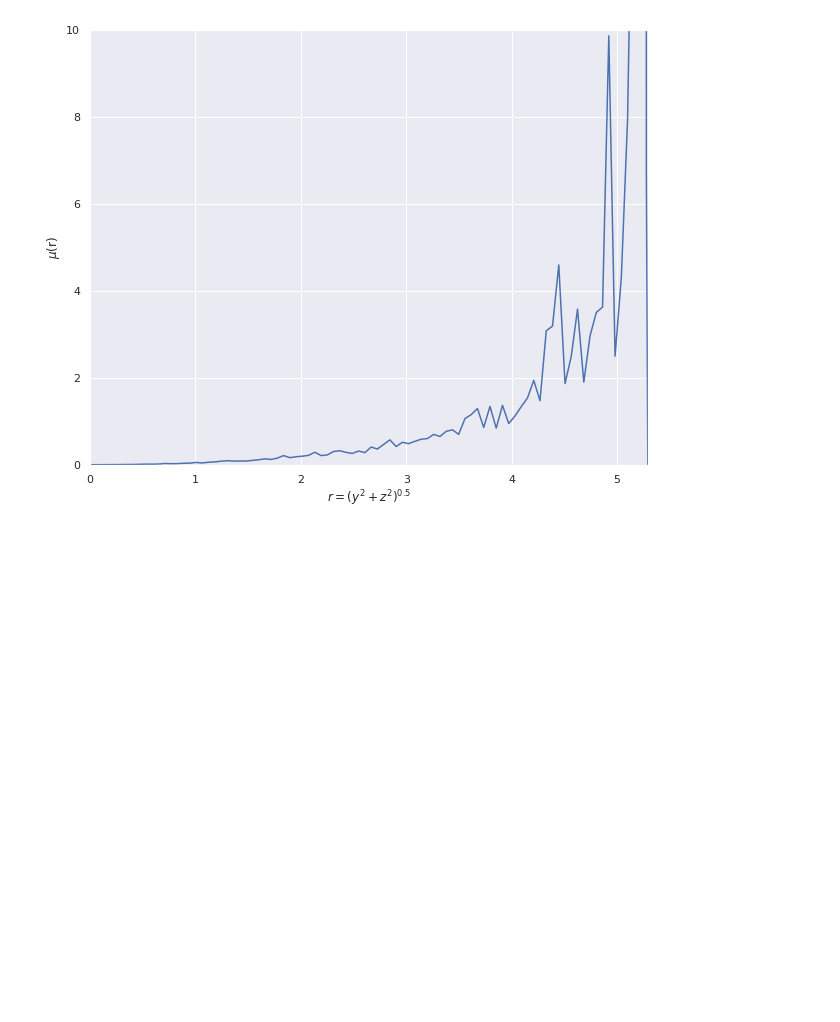
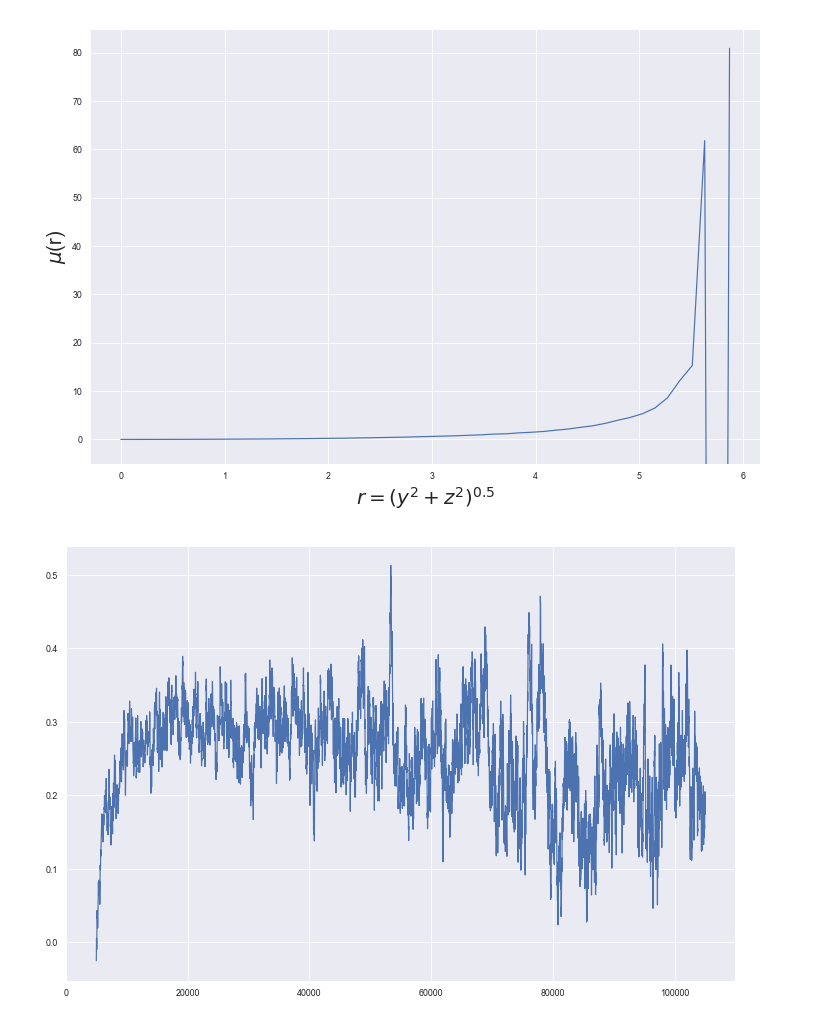
Before and after one commit to auduntre/FYS4460, a Jupyter notebook: Project2/task_h/task_h.ipynb, the cells around one changed output. Drawn from its saved outputs; the diff is of its cells as text; code cells hidden in the pictures; blank space fills up the shorter version.

```diff
--- a/Project2/task_h/task_h.ipynb
+++ b/Project2/task_h/task_h.ipynb
@@ -116,9 +98,19 @@ show()
 # %%
-plot(bin_r, mu)
-xlabel('$r=(y^2+z^2)^{0.5}$')
-ylabel('$\mu$(r)')
-ylim(0 , 10)
-xlim(0 , 5.29)
+p = sns.lineplot(bin_r, mu)
+p.set_xlabel('$r=(y^2+z^2)^{0.5}$', fontsize=20)
+p.set_ylabel('$\mu$(r)', fontsize=20)
+ylim(-5, max(mu)*1.05)
 show()
 # %% [output]
-[figure, old version]
+[figure, new version]
+# %%
+mean_vx = zeros(len(t))
+
+for i, ti in enumerate(t):
+    vx = array(data.vecs(ti, "vx"))
+    mean_vx[i] = vx.mean()
+# %%
+sns.lineplot(t, mean_vx)
+show()
+# %% [output]
+[figure, added]
```
Also changed, not shown: parts of 12 cells of this notebook, 1 other file.
